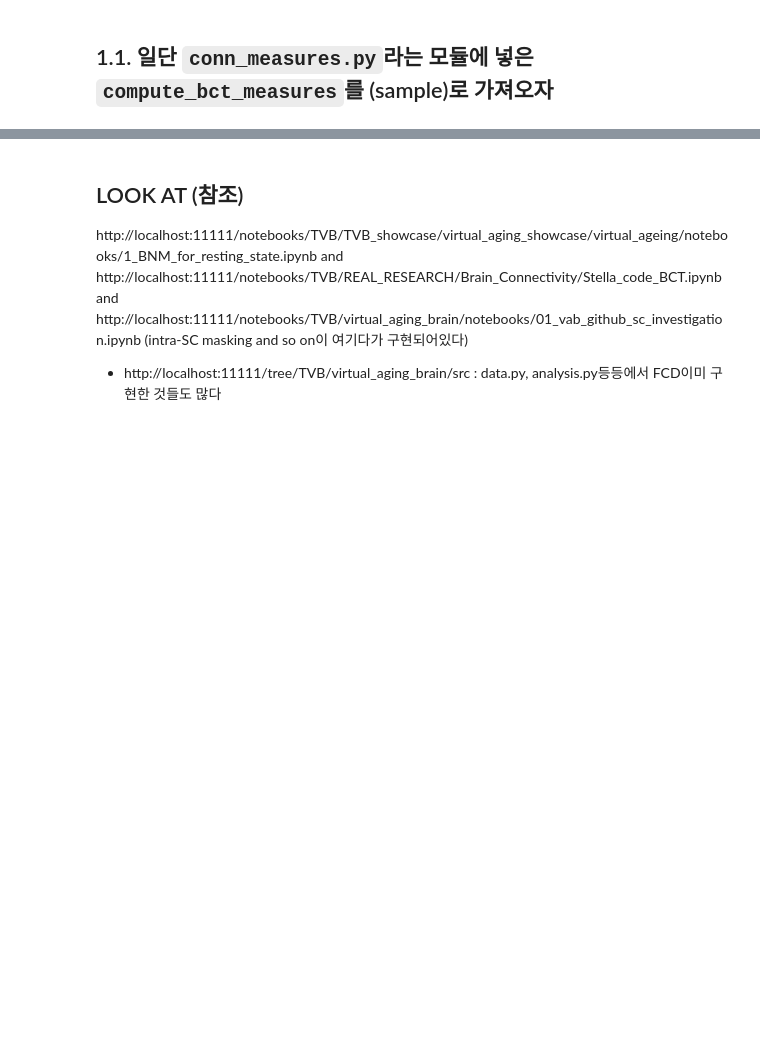
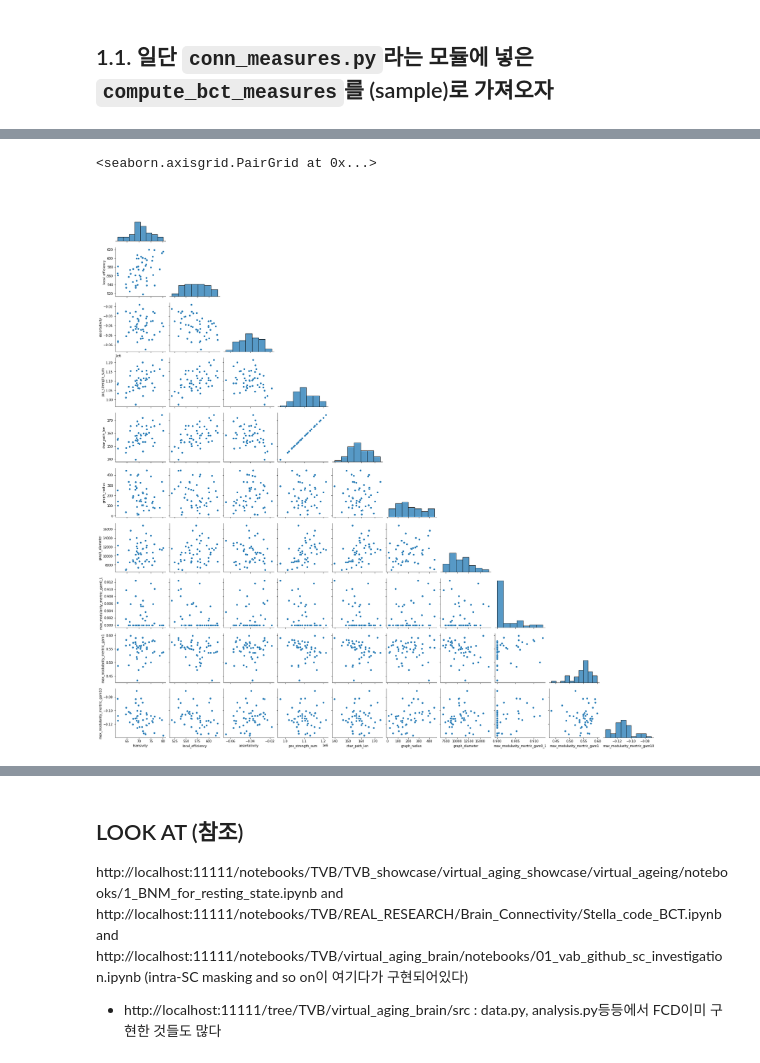
Before and after one commit to Transconnectome/TVB, a Jupyter notebook: Brain_Connectivity/TVB_version.ipynb, the cells around one changed output, grey strips where cells are left out. Saved outputs shown, nothing was run; the diff lists cells and outputs as text; code cells hidden in the pictures; blank space fills up the shorter version.

```diff
--- a/Brain_Connectivity/TVB_version.ipynb
+++ b/Brain_Connectivity/TVB_version.ipynb
@@ -146,0 +238,5 @@ sample_i.scalar_properties()
+# %%
+sns.pairplot(total_scalar_results, corner = True)
+# %% [output]
+<seaborn.axisgrid.PairGrid at 0x...>
+[figure, added]
```
Also changed, not shown: parts of 14 cells of this notebook, 1 other file.
